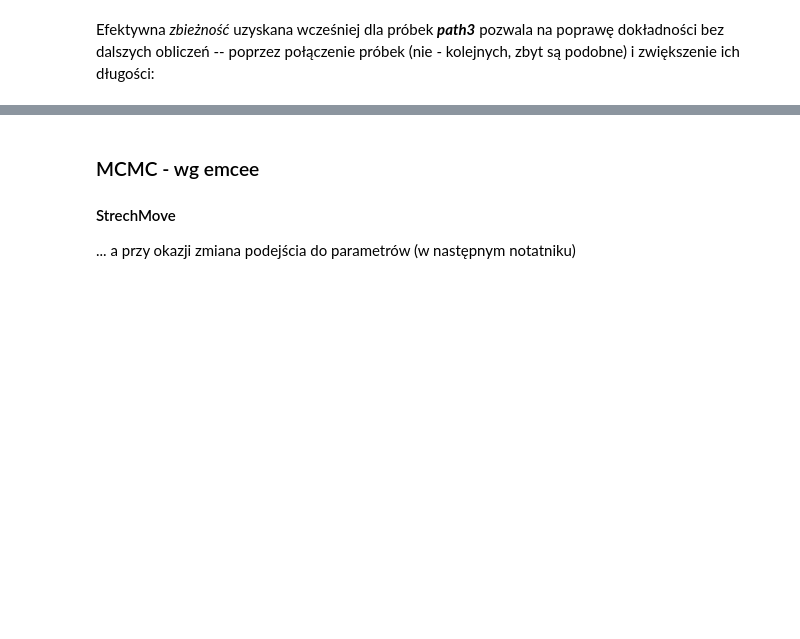
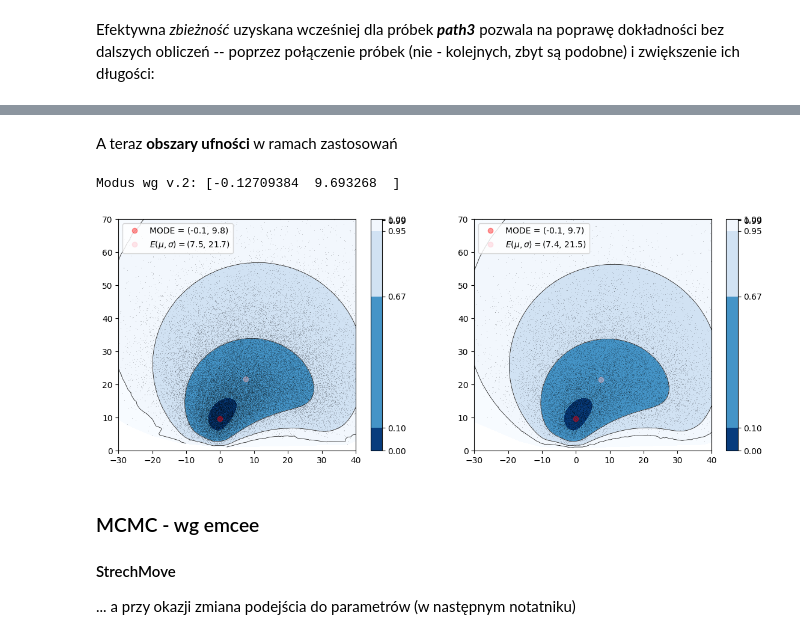
Before and after one commit to GrzegorzAndrzejczak/Programowanie-w-Pythonie, a Jupyter notebook: CASE-lighthouse.ipynb, the cells around one changed output, grey strips where cells are left out. Saved outputs shown, nothing was run; the diff lists cells and outputs as text; code cells hidden in the pictures; blank space fills up the shorter version.

```diff
--- a/CASE-lighthouse.ipynb
+++ b/CASE-lighthouse.ipynb
@@ -222,3 +276,39 @@ Estymowana wartość oczekiwana porametrów: [ 7.4632416 21.722013 ]
+# %% [markdown]
+A teraz **obszary ufności** w ramach zastosowań
+# %%
+levels = np.argsort(logR, kind="mergesort")[::-1]
+levels2 = np.argsort(logR2, kind="mergesort")[::-1]
+# print("Modus wg v.2:", res2[-1,levels2[0]])
+Theta = E  # wartosci oczekiwane
+Theta2 = E2
+path = res[-1]
+N0 = rozmS
+fig, (ax,ax0) = plt.subplots(ncols=2, figsize=(14,5))
+ax.plot(*path.T, ",k", alpha=.2);
+ax.tricontour(*path[levels].T, np.arange(N0)/N0, levels=[0, .6667, .95, .995, 1], linewidths=0.5, colors='k')   #
+ax.set_ylim(0,70); ax.set_xlim(-30,40)
+cntr_ = ax.tricontourf(*path[levels].T, np.arange(N0)/N0, levels=[0, .1, .6667, .95, .995, 1], cmap="Blues_r")    #"Blues")  # "YlOrRd_r")Pastel2
+# ax0.scatter(*theta_est,color="gold",s=80, label=" MLE   = ({0:.1f}, {1:.1f})".format(*theta_est))  #, alpha=.8);
+mode = path[levels[0]];
+ax.plot(*mode,"or", label="MODE = ({0:.1f}, {1:.1f})".format(*mode),alpha=.4);
+ax.plot(*Theta,"o", color="pink", label="$E(\mu,\sigma)=$({0:.1f}, {1:.1f})".format(*Theta),alpha=.4);
+fig.colorbar(cntr_, ax=ax, spacing='proportional', format='%.2f');
+ax.legend()
+path = res2[-1]
+N0 = rozm2
+ax0.plot(*path[::10].T, ",k", alpha=.2);
+ax0.tricontour(*path[levels2].T, np.arange(N0)/N0, levels=[0, .6667, .95, .995, 1], linewidths=0.5, colors='k')   #
+ax0.set_ylim(0,70); ax0.set_xlim(-30,40)
+cntr0_ = ax0.tricontourf(*path[levels2].T, np.arange(N0)/N0, levels=[0, .1, .6667, .95, .995, 1], cmap="Blues_r")    #"Blues")  # "YlOrRd_r")Pastel2
+# ax0.scatter(*theta_est,color="gold",s=80, label=" MLE   = ({0:.1f}, {1:.1f})".format(*theta_est))  #, alpha=.8);
+mode2 = path[levels2[0]];
+ax0.plot(*mode2,"or", label="MODE = ({0:.1f}, {1:.1f})".format(*mode2),alpha=.4);
+ax0.plot(*Theta2,"o", color="pink", label="$E(\mu,\sigma)=$({0:.1f}, {1:.1f})".format(*Theta2),alpha=.4);
+ax0.legend()
+fig.colorbar(cntr0_, ax=ax0, spacing='proportional', format='%.2f');
+# %% [output]
+Modus wg v.2: [-0.12709384  9.693268  ]
+[figure, added]
 # %% [markdown]
 ### MCMC - wg emcee
 
```
Also changed, not shown: parts of 2 cells of this notebook.
